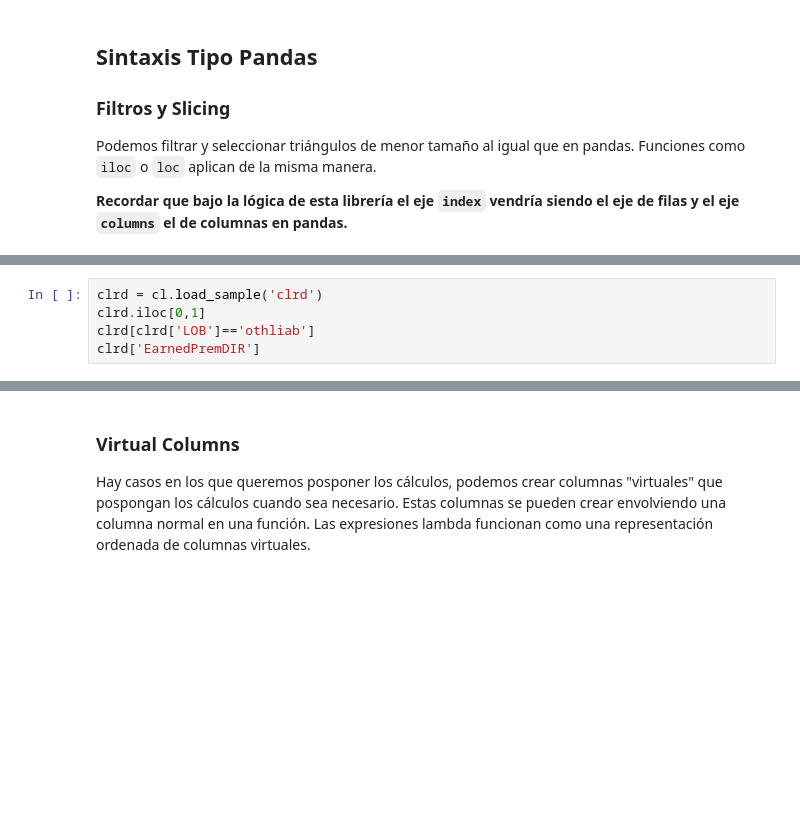
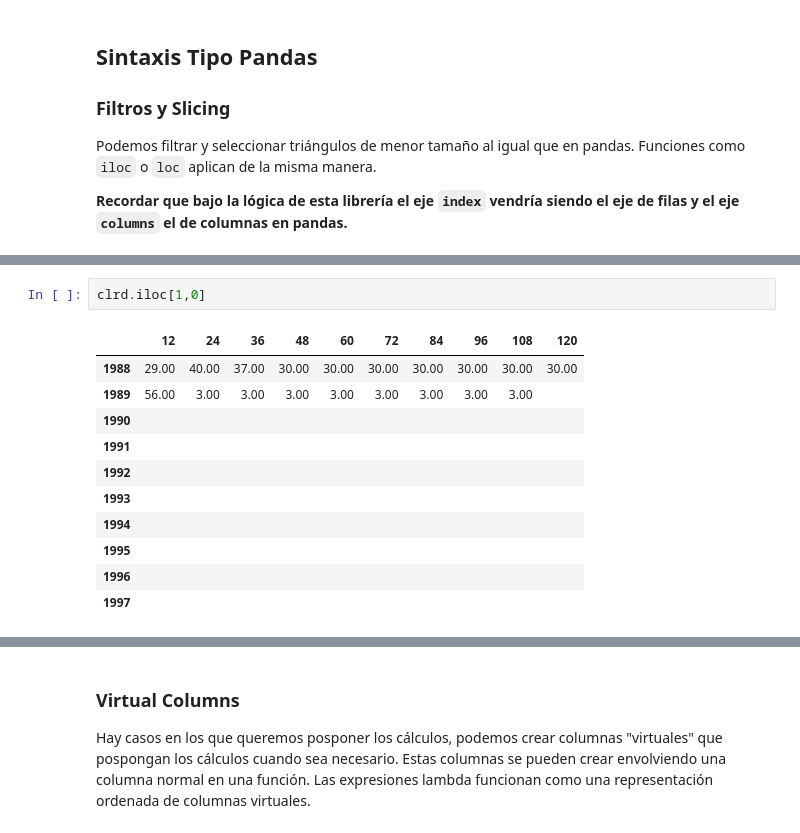
Before and after one commit to bcataldo3/UTSM_Unsupervised_ML, a Jupyter notebook: docs/modulo_4/Clase2.ipynb, the cells around one changed output, grey strips where cells are left out. Saved outputs shown, nothing was run; the diff lists cells and outputs as text; blank space fills up the shorter version.

```diff
--- a/docs/modulo_4/Clase2.ipynb
+++ b/docs/modulo_4/Clase2.ipynb
@@ -156,5 +252,14 @@ Podemos filtrar y seleccionar triángulos de menor tamaño al igual que en panda
 # %%
-clrd = cl.load_sample('clrd')
-clrd.iloc[0,1]
-clrd[clrd['LOB']=='othliab']
-clrd['EarnedPremDIR']
+clrd.iloc[1,0]
+# %% [output]
+|  | 12 | 24 | 36 | 48 | 60 | 72 | 84 | 96 | 108 | 120 |
+| 1988 | 29.00 | 40.00 | 37.00 | 30.00 | 30.00 | 30.00 | 30.00 | 30.00 | 30.00 | 30.00 |
+| 1989 | 56.00 | 3.00 | 3.00 | 3.00 | 3.00 | 3.00 | 3.00 | 3.00 | 3.00 |  |
+| 1990 |  |  |  |  |  |  |  |  |  |  |
+| 1991 |  |  |  |  |  |  |  |  |  |  |
+| 1992 |  |  |  |  |  |  |  |  |  |  |
+| 1993 |  |  |  |  |  |  |  |  |  |  |
+| 1994 |  |  |  |  |  |  |  |  |  |  |
+| 1995 |  |  |  |  |  |  |  |  |  |  |
+| 1996 |  |  |  |  |  |  |  |  |  |  |
+| 1997 |  |  |  |  |  |  |  |  |  |  |
```
Also changed, not shown: parts of 17 cells of this notebook.
